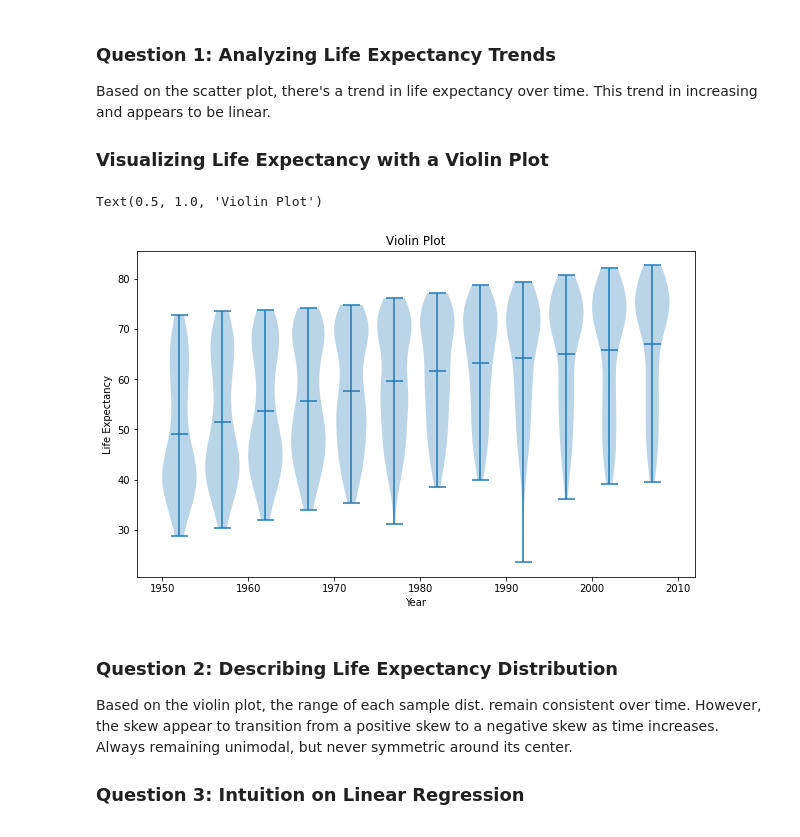
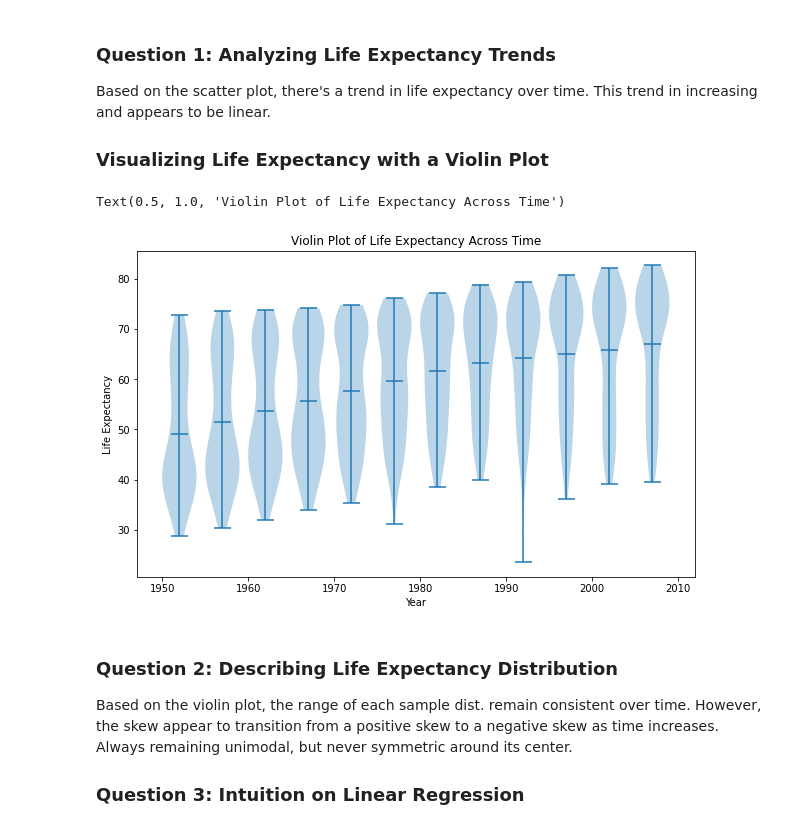
Before and after one commit to willcrodman/data_science_project_3, a Jupyter notebook: project_3.ipynb, the cells around one changed output. Saved outputs shown, nothing was run; the diff lists cells and outputs as text; code cells hidden in the pictures.

```diff
--- a/project_3.ipynb
+++ b/project_3.ipynb
@@ -70,17 +72,17 @@ Based on the scatter plot, there's a trend in life expectancy over time. This tr
 # %%
 # Wrangling data for plot.
 plt.figure(figsize=(10, 6))
 life_exp_per_year = df.groupby('year')['lifeExp'].apply(list).reset_index(name='values')
 y =life_exp_per_year['values'].to_list()
 x = life_exp_per_year['year'].to_list()
 
 plt.violinplot(y, x, widths=4, showmeans=True)
 plt.xlabel("Year")
 plt.ylabel("Life Expectancy")
-plt.title("Violin Plot")
+plt.title("Violin Plot of Life Expectancy Across Time")
 # %% [output]
-Text(0.5, 1.0, 'Violin Plot')
+Text(0.5, 1.0, 'Violin Plot of Life Expectancy Across Time')
-[figure, old version]
+[figure, new version]
 # %% [markdown]
 
 
```
Also changed, not shown: parts of 20 cells of this notebook.
